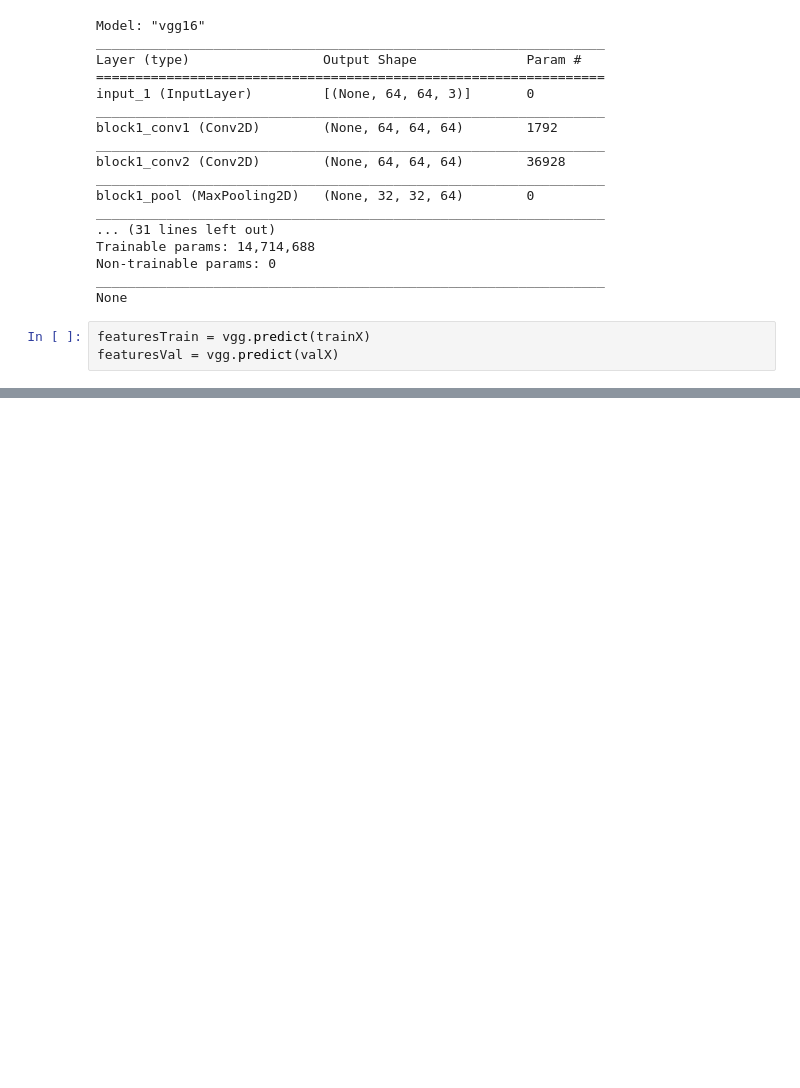
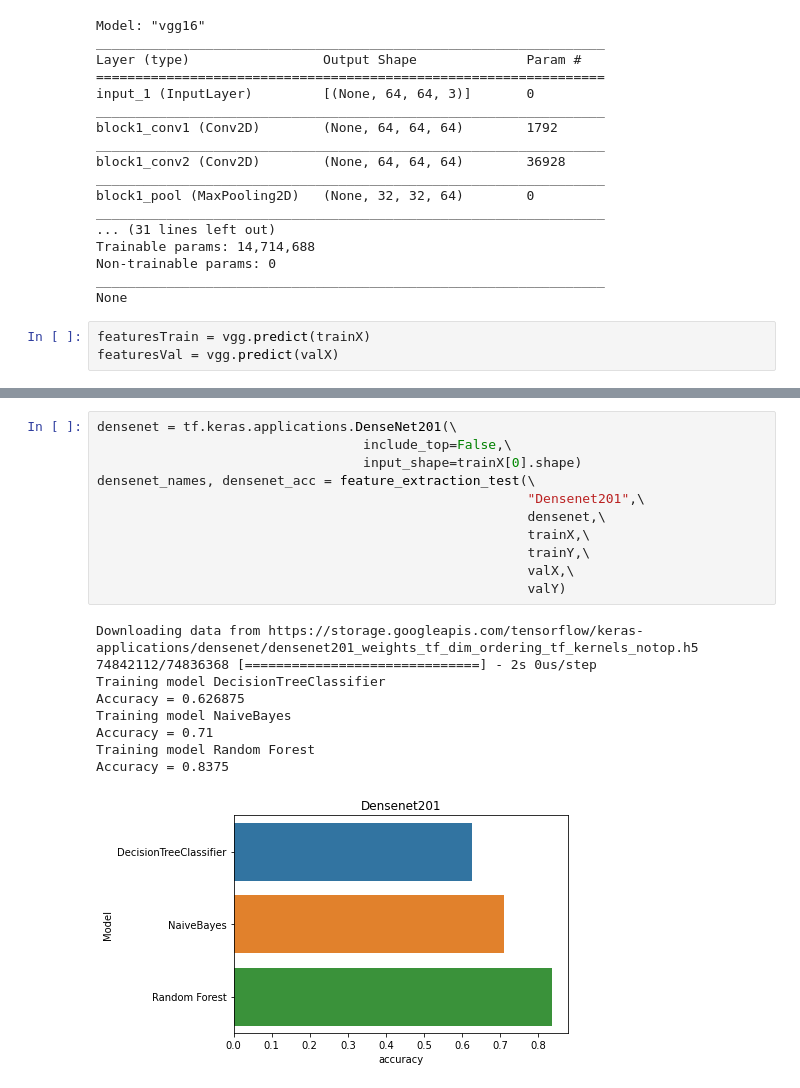
Before and after one commit to rajbircit/assignments, a Jupyter notebook: dl_a2/pretrained.ipynb, the cells around one changed output, grey strips where cells are left out. Saved outputs shown, nothing was run; the diff lists cells and outputs as text; blank space fills up the shorter version.

```diff
--- a/dl_a2/pretrained.ipynb
+++ b/dl_a2/pretrained.ipynb
@@ -433,0 +444,21 @@ plt.show()
+# %%
+densenet = tf.keras.applications.DenseNet201(\
+                                  include_top=False,\
+                                  input_shape=trainX[0].shape)
+densenet_names, densenet_acc = feature_extraction_test(\
+                                                       "Densenet201",\
+                                                       densenet,\
+                                                       trainX,\
+                                                       trainY,\
+                                                       valX,\
+                                                       valY)
+# %% [output]
+Downloading data from https://storage.googleapis.com/tensorflow/keras-applications/densenet/densenet201_weights_tf_dim_ordering_tf_kernels_notop.h5
+74842112/74836368 [==============================] - 2s 0us/step
+Training model DecisionTreeClassifier
+Accuracy = 0.626875
+Training model NaiveBayes
+Accuracy = 0.71
+Training model Random Forest
+Accuracy = 0.8375
+[figure, added]
```
Also changed, not shown: parts of 8 cells of this notebook.
